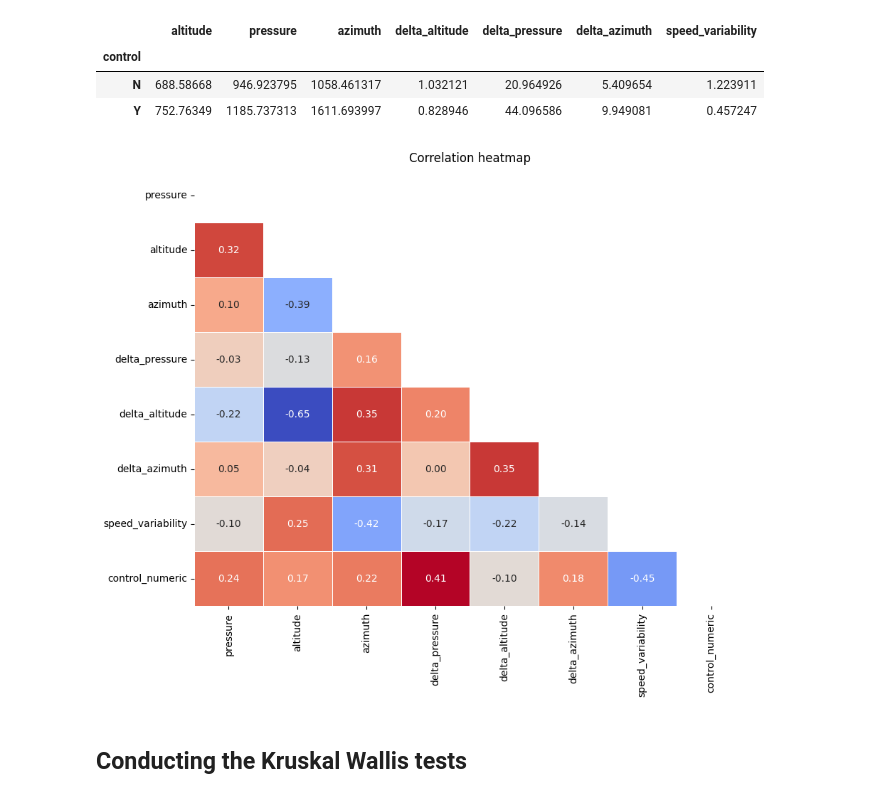
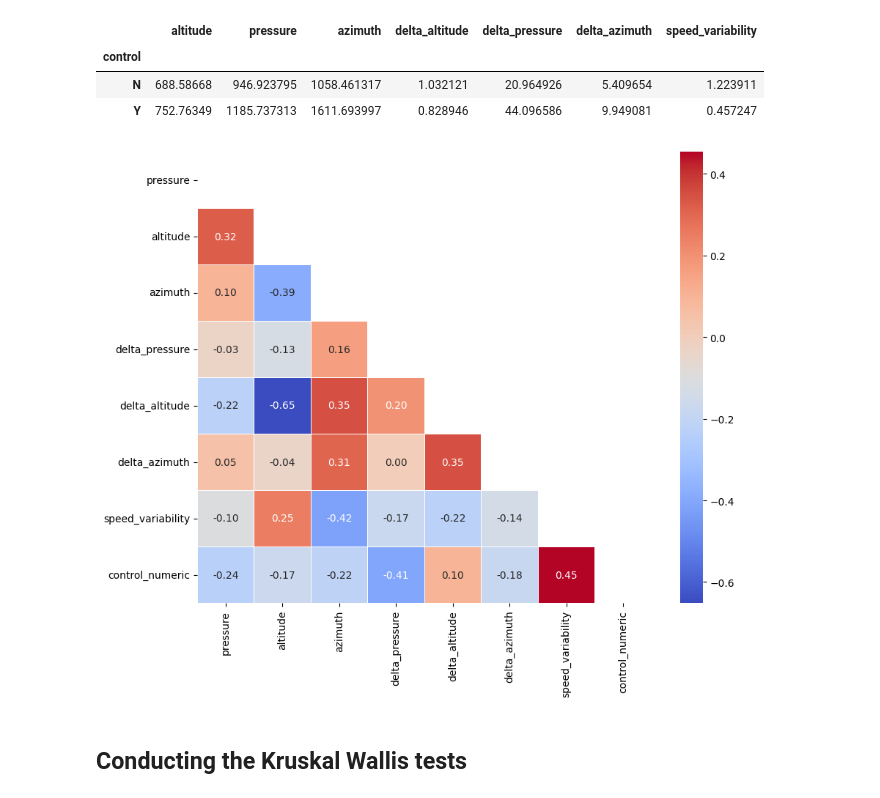
Before and after one commit to JWL16038/DATA471-Individual-Project, a Jupyter notebook: notebooks/Spirals_EDA.ipynb, the cells around one changed output. Drawn from its saved outputs; the diff is of its cells as text; code cells hidden in the pictures.

Commit message:
Add make delta plot func and pdf saving for important eda plots
Additionally, changed the decimal places for the KW test p-values

```diff
--- a/notebooks/Spirals_EDA.ipynb
+++ b/notebooks/Spirals_EDA.ipynb
@@ -449,20 +446,24 @@ Mean values for each metric:
 | N | 688.58668 | 946.923795 | 1058.461317 | 1.032121 | 20.964926 | 5.409654 | 1.223911 |
 | Y | 752.76349 | 1185.737313 | 1611.693997 | 0.828946 | 44.096586 | 9.949081 | 0.457247 |
 # %%
-correlation_matrix = df_metrics[["pressure","altitude","azimuth", "delta_pressure", "delta_altitude", "delta_azimuth", "speed_variability","control_numeric"]].copy().corr("pearson")
+df_corr = df_metrics.copy()
+df_corr["control_numeric"] = (df_corr["control"] == "N").astype(int)
+
+correlation_matrix = df_corr[["pressure","altitude","azimuth", "delta_pressure", "delta_altitude", "delta_azimuth", "speed_variability","control_numeric"]].copy().corr("pearson")
 
 mask = np.triu(correlation_matrix)
 plt.figure(figsize=(10, 8))
 sns.heatmap(correlation_matrix,
             annot=True,
-            cbar=False,
+            cbar=True,
             cmap='coolwarm',
             fmt='.2f',
             linewidths=0.5,
             mask=mask)
-plt.title("Correlation heatmap");
+# plt.title("Correlation Heatmap");
+plt.savefig(os.path.join(root_dir,"graphs/correlation_triangle.pdf"), bbox_inches="tight")
 # %% [output]
-[figure, old version]
+[figure, new version]
 # %% [markdown]
 ## Conducting the Kruskal Wallis tests
 # %%
```
Also changed, not shown: parts of 18 cells of this notebook.
